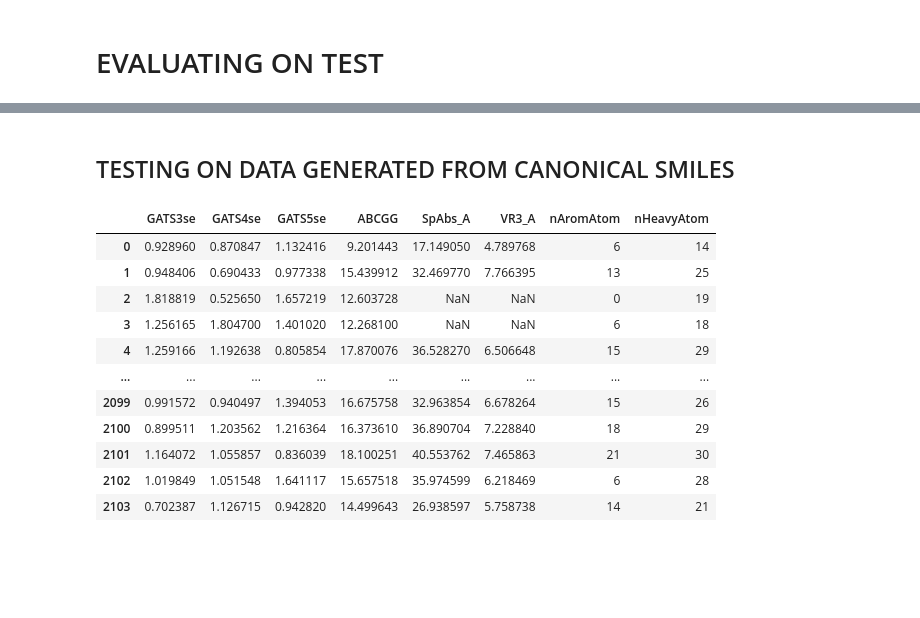
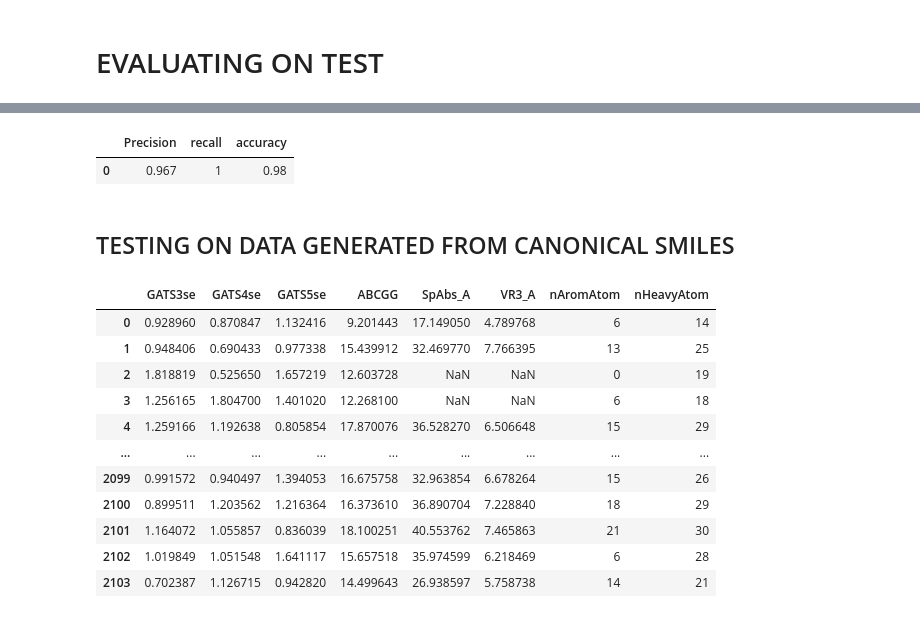
Before and after one commit to Ghaby-X/Statistical_test_screener, a Jupyter notebook: tester.ipynb, the cells around one changed output, grey strips where cells are left out. Drawn from its saved outputs; the diff is of its cells as text; code cells hidden in the pictures; blank space fills up the shorter version.

```diff
--- a/tester.ipynb
+++ b/tester.ipynb
@@ -217,3 +217,11 @@ tf.Tensor(1.0, shape=(), dtype=float32) tf.Tensor(0.99666667, shape=(), dtype=fl
+# %%
+pd.DataFrame({"Precision":[0.967],
+              "recall":[1],
+              "accuracy":[0.98]}
+              )
+# %% [output]
+|  | Precision | recall | accuracy |
+| 0 | 0.967 | 1 | 0.98 |
 # %% [markdown]
 ## TESTING ON DATA GENERATED FROM CANONICAL SMILES
 # %%
```
Also changed, not shown: parts of 9 cells of this notebook, 1 other file.
